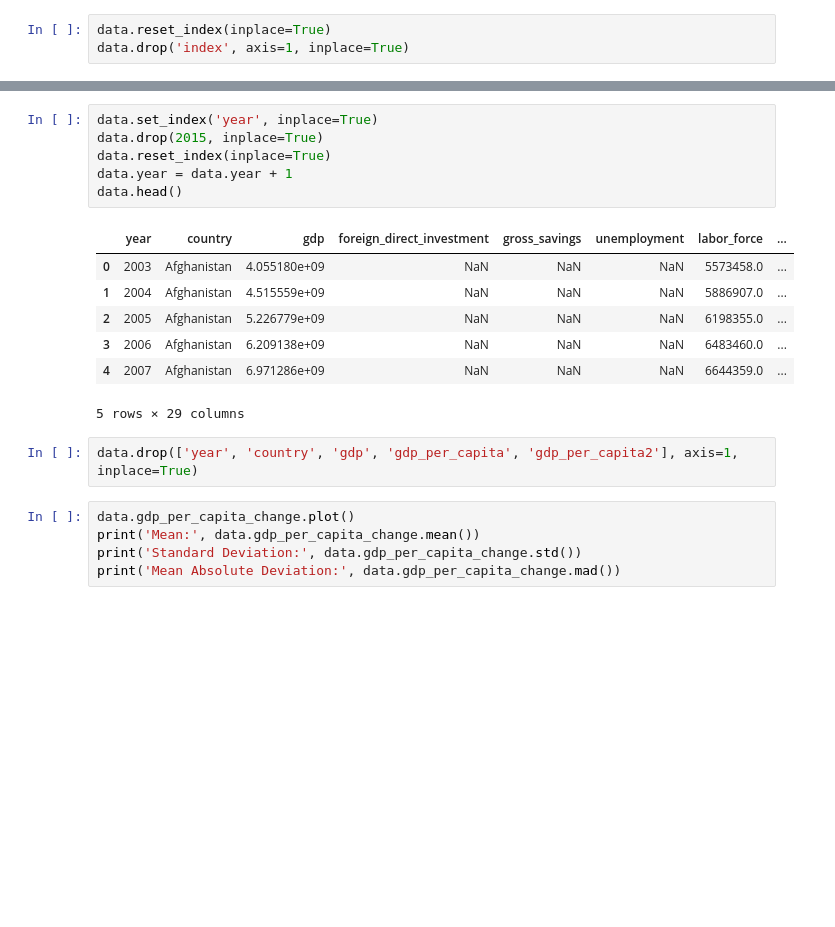
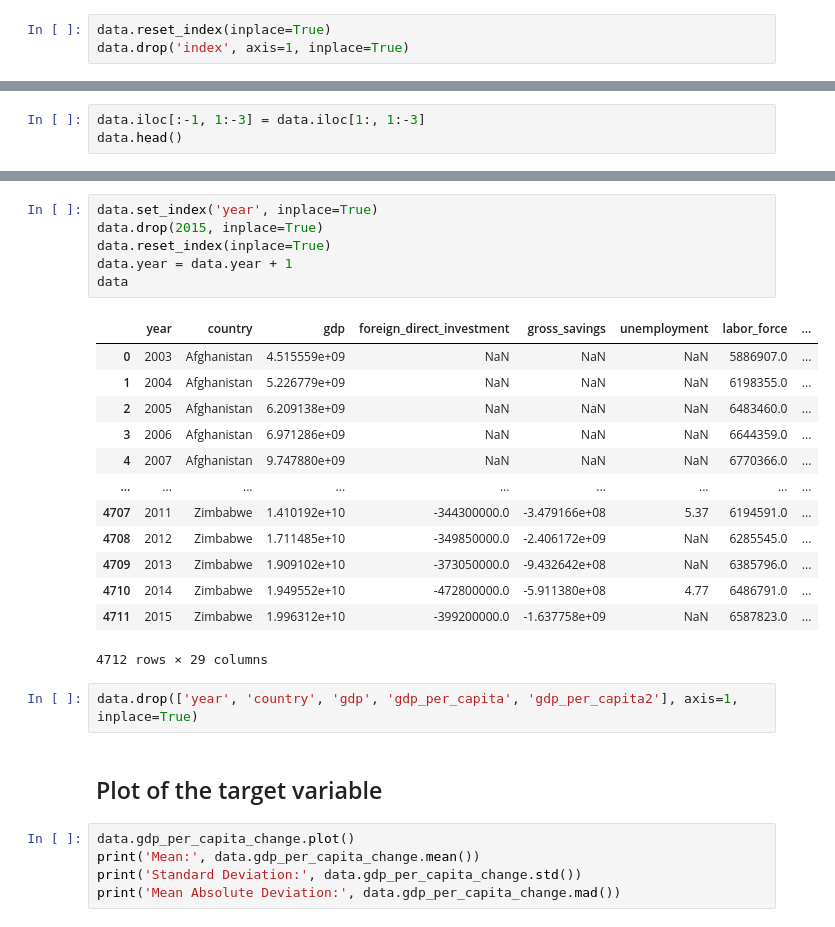
Before and after one commit to yashbg/EstimatingEconomicGrowth, a Jupyter notebook: code.ipynb, the cells around one changed output, grey strips where cells are left out. Drawn from its saved outputs; the diff is of its cells as text; blank space fills up the shorter version.

```diff
--- a/code.ipynb
+++ b/code.ipynb
@@ -59,0 +93,3 @@ data['gdp_per_capita_change'] = data.gdp_per_capita2 - data.gdp_per_capita
+# %%
+data.iloc[:-1, 1:-3] = data.iloc[1:, 1:-3]
+data.head()
@@ -60,19 +104,27 @@ data['gdp_per_capita_change'] = data.gdp_per_capita2 - data.gdp_per_capita
 # %%
 data.set_index('year', inplace=True)
 data.drop(2015, inplace=True)
 data.reset_index(inplace=True)
 data.year = data.year + 1
-data.head()
+data
 # %% [output]
 |  | year | country | gdp | foreign_direct_investment | gross_savings | unemployment | labor_force | ... |
-| 0 | 2003 | Afghanistan | 4.055180e+09 | NaN | NaN | NaN | 5573458.0 | ... |
-| 1 | 2004 | Afghanistan | 4.515559e+09 | NaN | NaN | NaN | 5886907.0 | ... |
-| 2 | 2005 | Afghanistan | 5.226779e+09 | NaN | NaN | NaN | 6198355.0 | ... |
-| 3 | 2006 | Afghanistan | 6.209138e+09 | NaN | NaN | NaN | 6483460.0 | ... |
-| 4 | 2007 | Afghanistan | 6.971286e+09 | NaN | NaN | NaN | 6644359.0 | ... |
+| 0 | 2003 | Afghanistan | 4.515559e+09 | NaN | NaN | NaN | 5886907.0 | ... |
+| 1 | 2004 | Afghanistan | 5.226779e+09 | NaN | NaN | NaN | 6198355.0 | ... |
+| 2 | 2005 | Afghanistan | 6.209138e+09 | NaN | NaN | NaN | 6483460.0 | ... |
+| 3 | 2006 | Afghanistan | 6.971286e+09 | NaN | NaN | NaN | 6644359.0 | ... |
+| 4 | 2007 | Afghanistan | 9.747880e+09 | NaN | NaN | NaN | 6770366.0 | ... |
+| ... | ... | ... | ... | ... | ... | ... | ... | ... |
+| 4707 | 2011 | Zimbabwe | 1.410192e+10 | -344300000.0 | -3.479166e+08 | 5.37 | 6194591.0 | ... |
+| 4708 | 2012 | Zimbabwe | 1.711485e+10 | -349850000.0 | -2.406172e+09 | NaN | 6285545.0 | ... |
+| 4709 | 2013 | Zimbabwe | 1.909102e+10 | -373050000.0 | -9.432642e+08 | NaN | 6385796.0 | ... |
+| 4710 | 2014 | Zimbabwe | 1.949552e+10 | -472800000.0 | -5.911380e+08 | 4.77 | 6486791.0 | ... |
+| 4711 | 2015 | Zimbabwe | 1.996312e+10 | -399200000.0 | -1.637758e+09 | NaN | 6587823.0 | ... |
-5 rows × 29 columns
+4712 rows × 29 columns
 # %%
 data.drop(['year', 'country', 'gdp', 'gdp_per_capita', 'gdp_per_capita2'], axis=1, inplace=True)
+# %% [markdown]
+## Plot of the target variable
 # %%
 data.gdp_per_capita_change.plot()
 print('Mean:', data.gdp_per_capita_change.mean())
```
Also changed, not shown: parts of 19 cells of this notebook.
